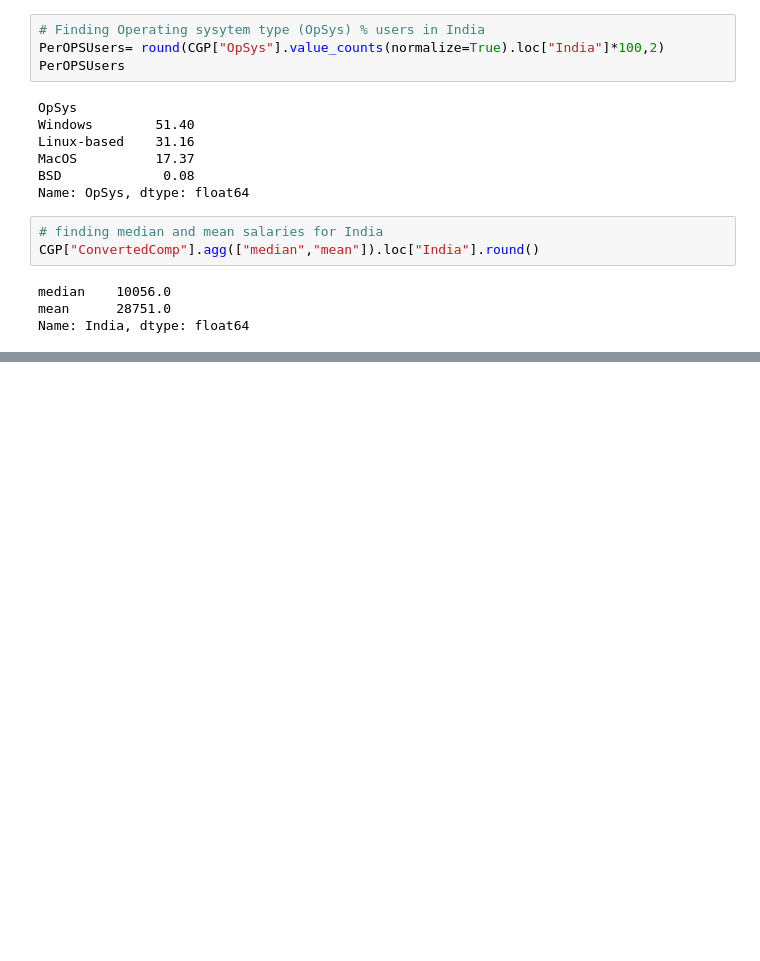
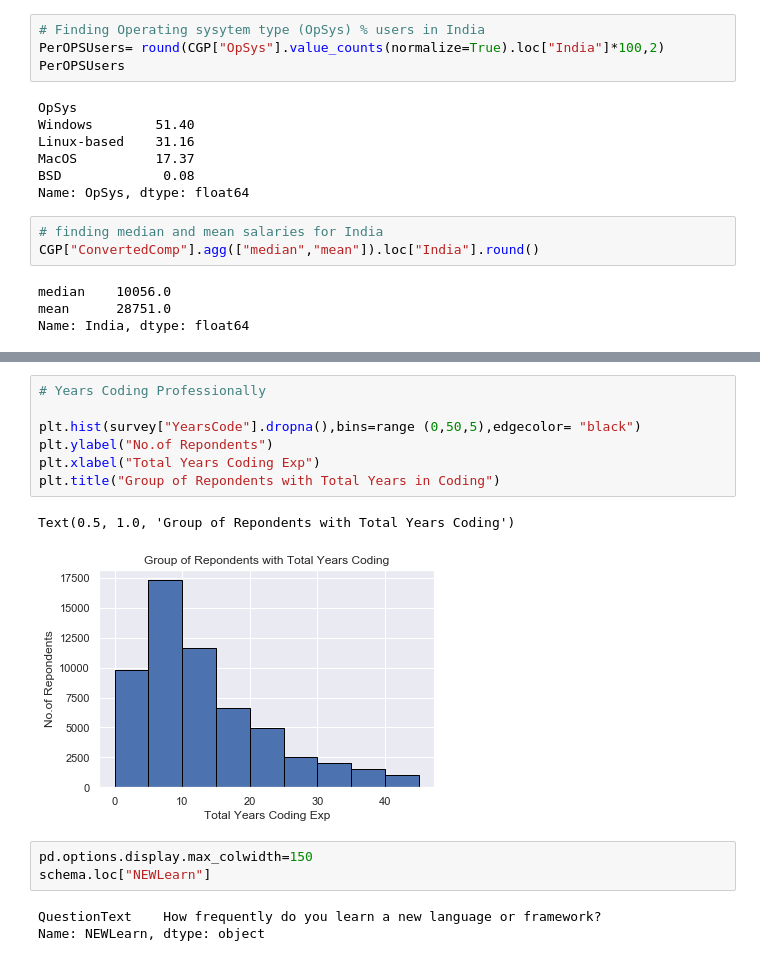
Before and after one commit to adityabist/Developer-Survey-Result-2020-Analysed, a Jupyter notebook: Demo Developer Survey 2020.ipynb, the cells around one changed output, grey strips where cells are left out. Saved outputs shown, nothing was run; the diff lists cells and outputs as text; blank space fills up the shorter version.

```diff
--- a/Demo Developer Survey 2020.ipynb
+++ b/Demo Developer Survey 2020.ipynb
@@ -386,0 +472,16 @@ Name: India, dtype: float64
+# %%
+# Years Coding Professionally
+
+plt.hist(survey["YearsCode"].dropna(),bins=range (0,50,5),edgecolor= "black")
+plt.ylabel("No.of Repondents")
+plt.xlabel("Total Years Coding Exp")
+plt.title("Group of Repondents with Total Years in Coding")
+# %% [output]
+Text(0.5, 1.0, 'Group of Repondents with Total Years Coding')
+[figure, added]
+# %%
+pd.options.display.max_colwidth=150
+schema.loc["NEWLearn"]
+# %% [output]
+QuestionText    How frequently do you learn a new language or framework?
+Name: NEWLearn, dtype: object
```
Also changed, not shown: parts of 21 cells of this notebook.
